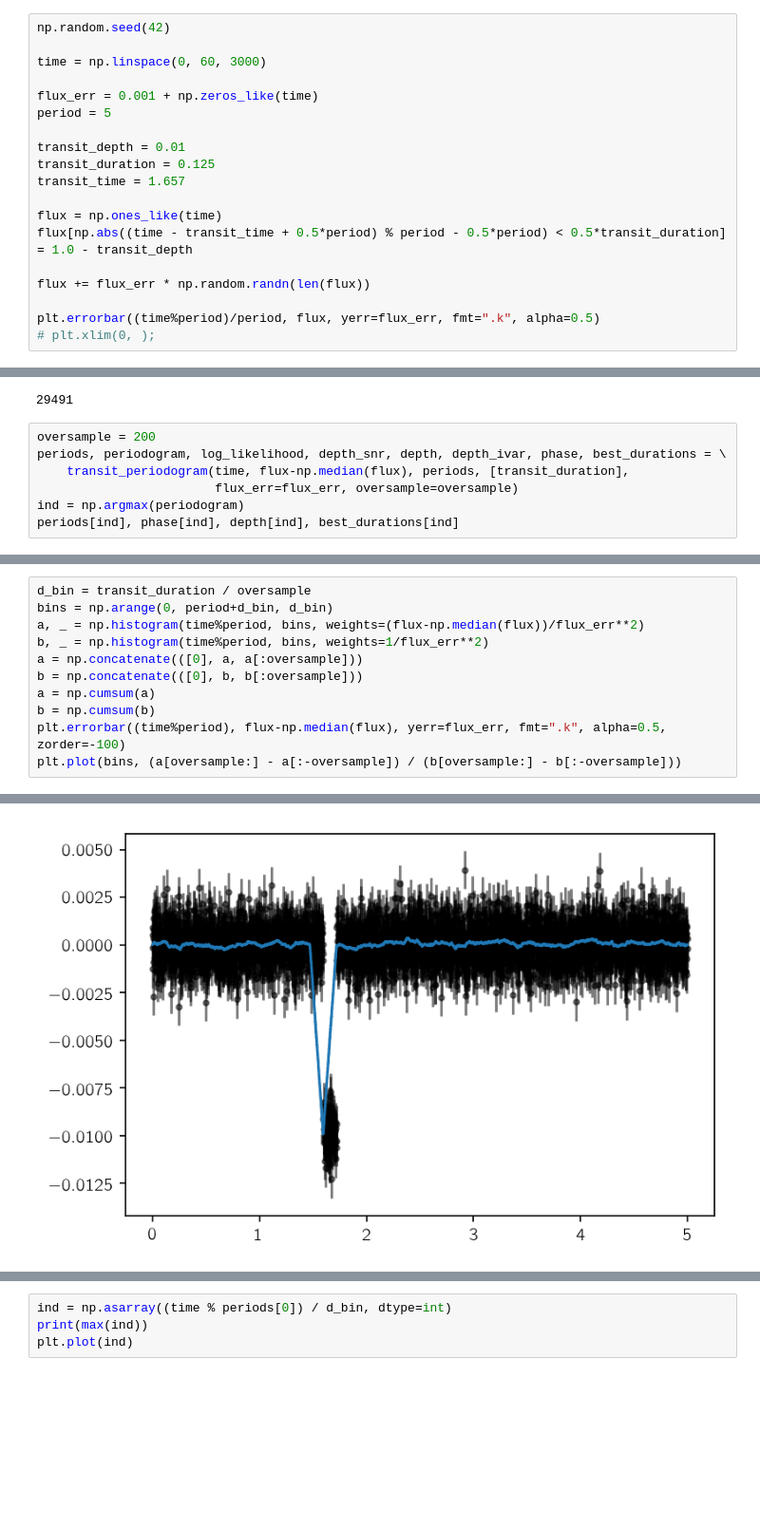
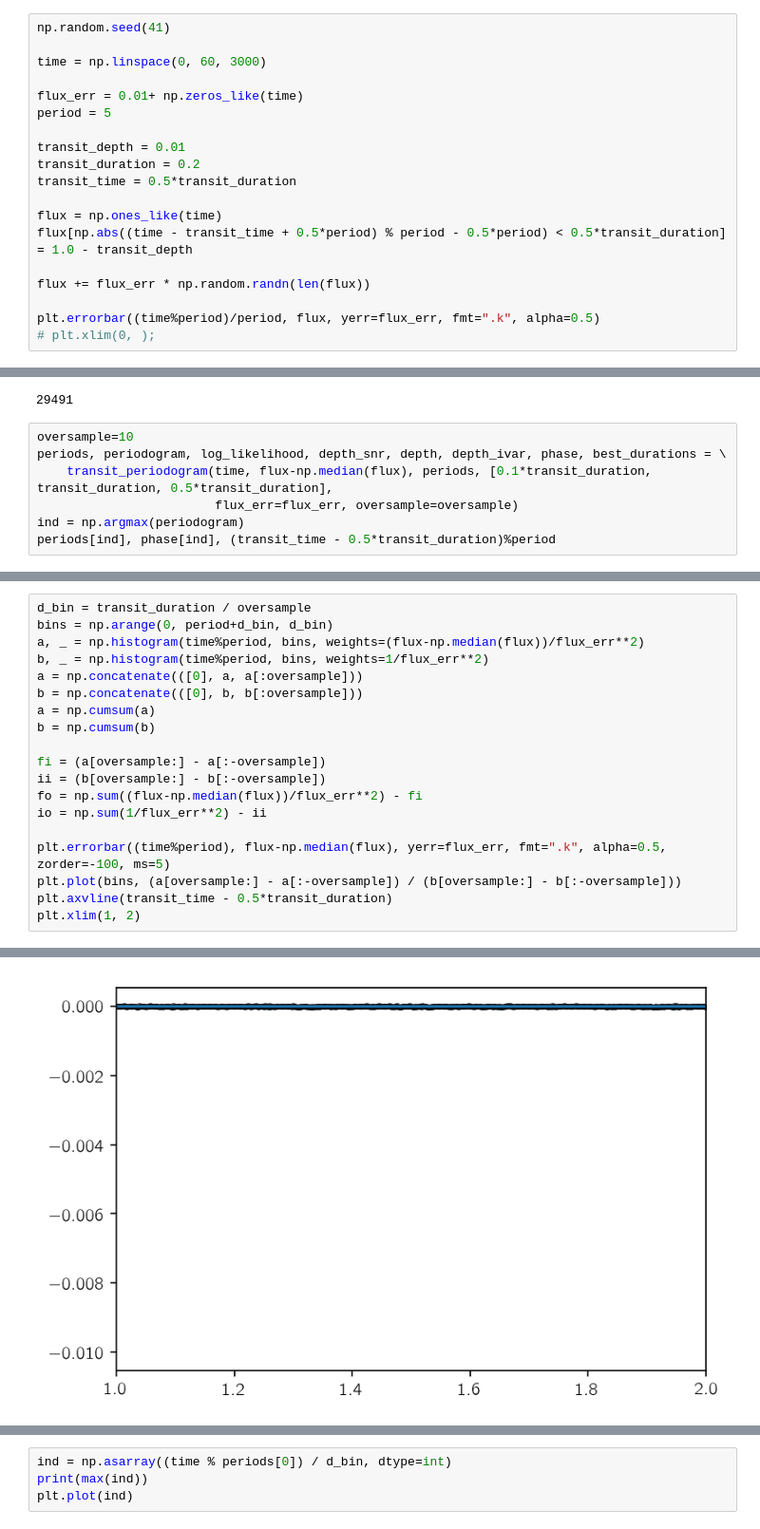
Before and after one commit to mirca/transit-periodogram, a Jupyter notebook: transit_periodogram/examples/demo.ipynb, the cells around one changed output, grey strips where cells are left out. Shown: that part at 95% size. Drawn from its saved outputs; the diff is of its cells as text; blank space fills up the shorter version.

Commit message:
phase hackz

```diff
--- a/transit_periodogram/examples/demo.ipynb
+++ b/transit_periodogram/examples/demo.ipynb
@@ -10,16 +10,16 @@ import matplotlib.pyplot as plt
 
 from transit_periodogram.transit_periodogram import transit_periodogram
 # %%
-np.random.seed(42)
+np.random.seed(41)
 
 time = np.linspace(0, 60, 3000)
 
-flux_err = 0.001 + np.zeros_like(time)
+flux_err = 0.01+ np.zeros_like(time)
 period = 5
 
 transit_depth = 0.01
-transit_duration = 0.125
-transit_time = 1.657
+transit_duration = 0.2
+transit_time = 0.5*transit_duration
 
 flux = np.ones_like(time)
 flux[np.abs((time - transit_time + 0.5*period) % period - 0.5*period) < 0.5*transit_duration] = 1.0 - transit_depth
@@ -40,10 +40,10 @@ len(freq)
 # %% [output]
 29491
 # %%
-oversample = 200
+oversample=10
 periods, periodogram, log_likelihood, depth_snr, depth, depth_ivar, phase, best_durations = \
-    transit_periodogram(time, flux-np.median(flux), periods, [transit_duration],
+    transit_periodogram(time, flux-np.median(flux), periods, [0.1*transit_duration, transit_duration, 0.5*transit_duration],
                         flux_err=flux_err, oversample=oversample)
 ind = np.argmax(periodogram)
-periods[ind], phase[ind], depth[ind], best_durations[ind]
+periods[ind], phase[ind], (transit_time - 0.5*transit_duration)%period
 # %% [output]
@@ -57,6 +57,14 @@ a = np.concatenate(([0], a, a[:oversample]))
 b = np.concatenate(([0], b, b[:oversample]))
 a = np.cumsum(a)
 b = np.cumsum(b)
-plt.errorbar((time%period), flux-np.median(flux), yerr=flux_err, fmt=".k", alpha=0.5, zorder=-100)
+
+fi = (a[oversample:] - a[:-oversample])
+ii = (b[oversample:] - b[:-oversample])
+fo = np.sum((flux-np.median(flux))/flux_err**2) - fi
+io = np.sum(1/flux_err**2) - ii
+
+plt.errorbar((time%period), flux-np.median(flux), yerr=flux_err, fmt=".k", alpha=0.5, zorder=-100, ms=5)
 plt.plot(bins, (a[oversample:] - a[:-oversample]) / (b[oversample:] - b[:-oversample]))
+plt.axvline(transit_time - 0.5*transit_duration)
+plt.xlim(1, 2)
 # %% [output]
@@ -64 +72 @@ plt.plot(bins, (a[oversample:] - a[:-oversample]) / (b[oversample:] - b[:-oversa
-[figure, old version]
+[figure, new version]
```
Also changed, not shown: parts of 5 cells of this notebook, 1 other file.
